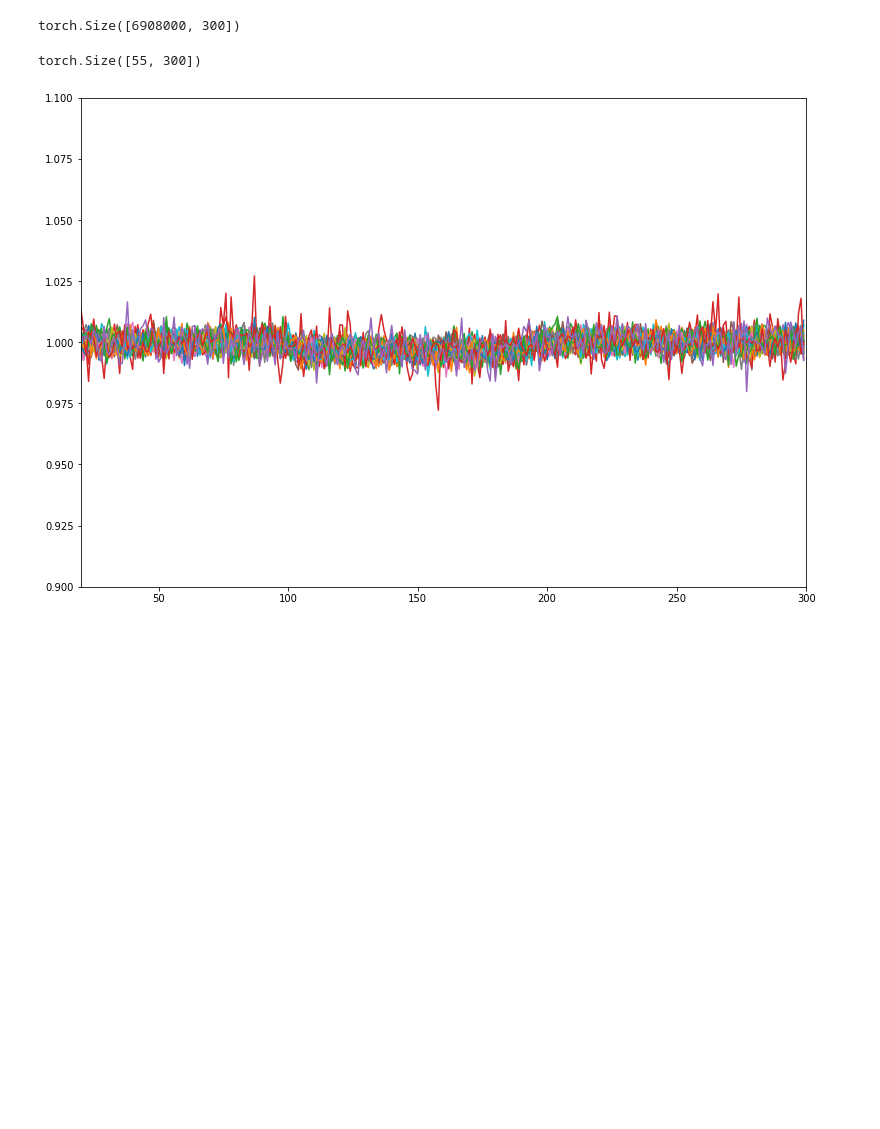
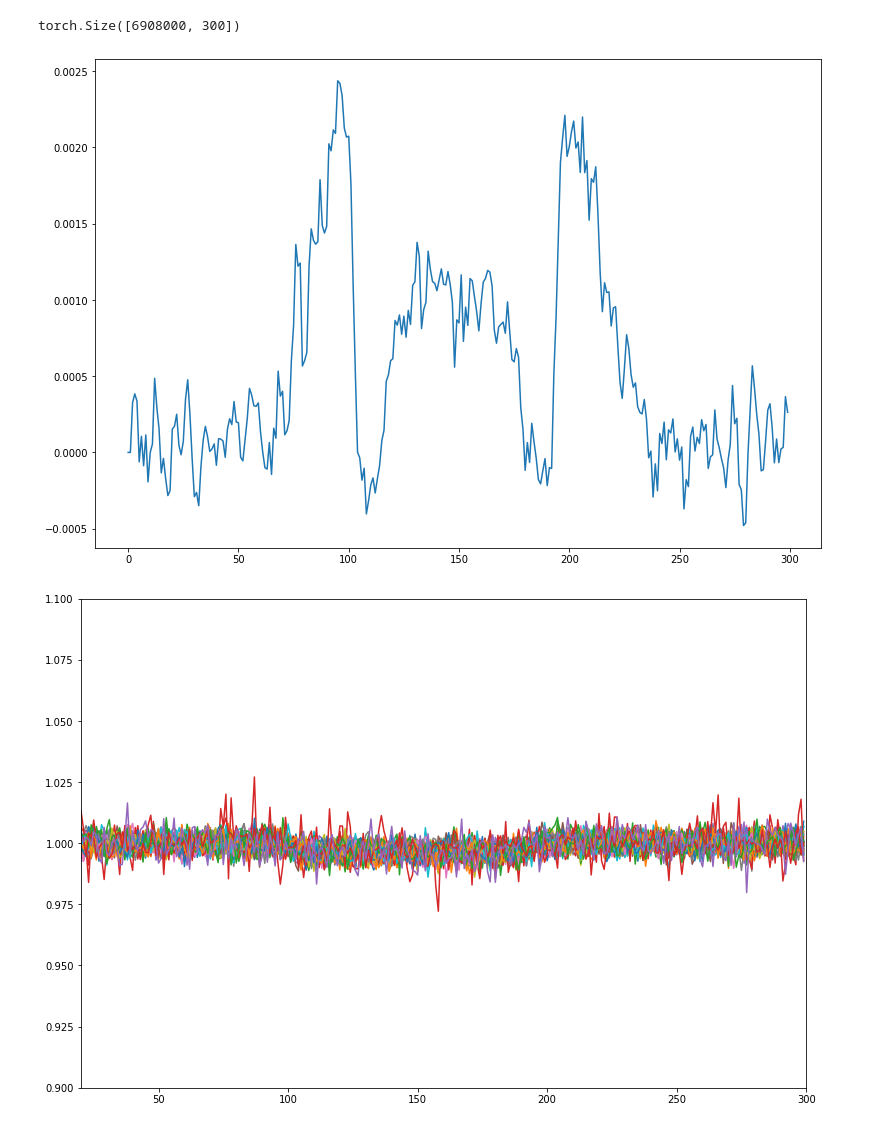
Before and after one commit to hhzzxx957/Ariel2021, a Jupyter notebook: walkthrough.ipynb, the cells around one changed output. Saved outputs shown, nothing was run; the diff lists cells and outputs as text; code cells hidden in the pictures; blank space fills up the shorter version.

```diff
--- a/walkthrough.ipynb
+++ b/walkthrough.ipynb
@@ -64,10 +112,11 @@ full_train_signal_pt[:,:-1].shape
 # %% [output]
 torch.Size([6908000, 300])
-# %%
-item = dataset[10]
-item['lc'].shape
-# %% [output]
-torch.Size([55, 300])
+# %%
+plt.figure(figsize=(13,9))
+plt.plot(np.mean(full_train_signal_pt[55*10:55*10+55].T.numpy(), axis=1))
+plt.show()
+# %% [output]
+[figure, added]
 # %%
 
 item = dataset[10]
```
Also changed, not shown: parts of 12 cells of this notebook, 9 other files.
